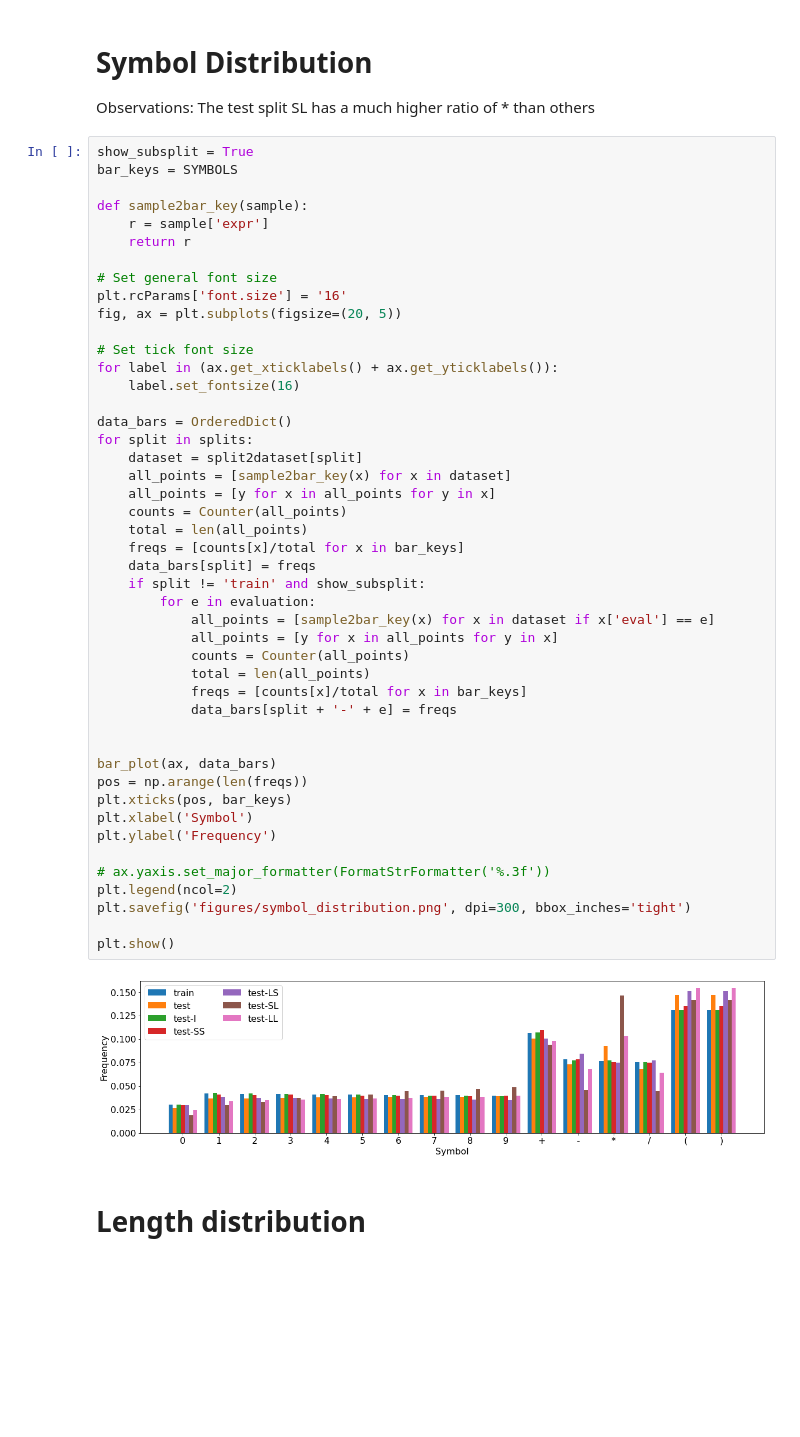
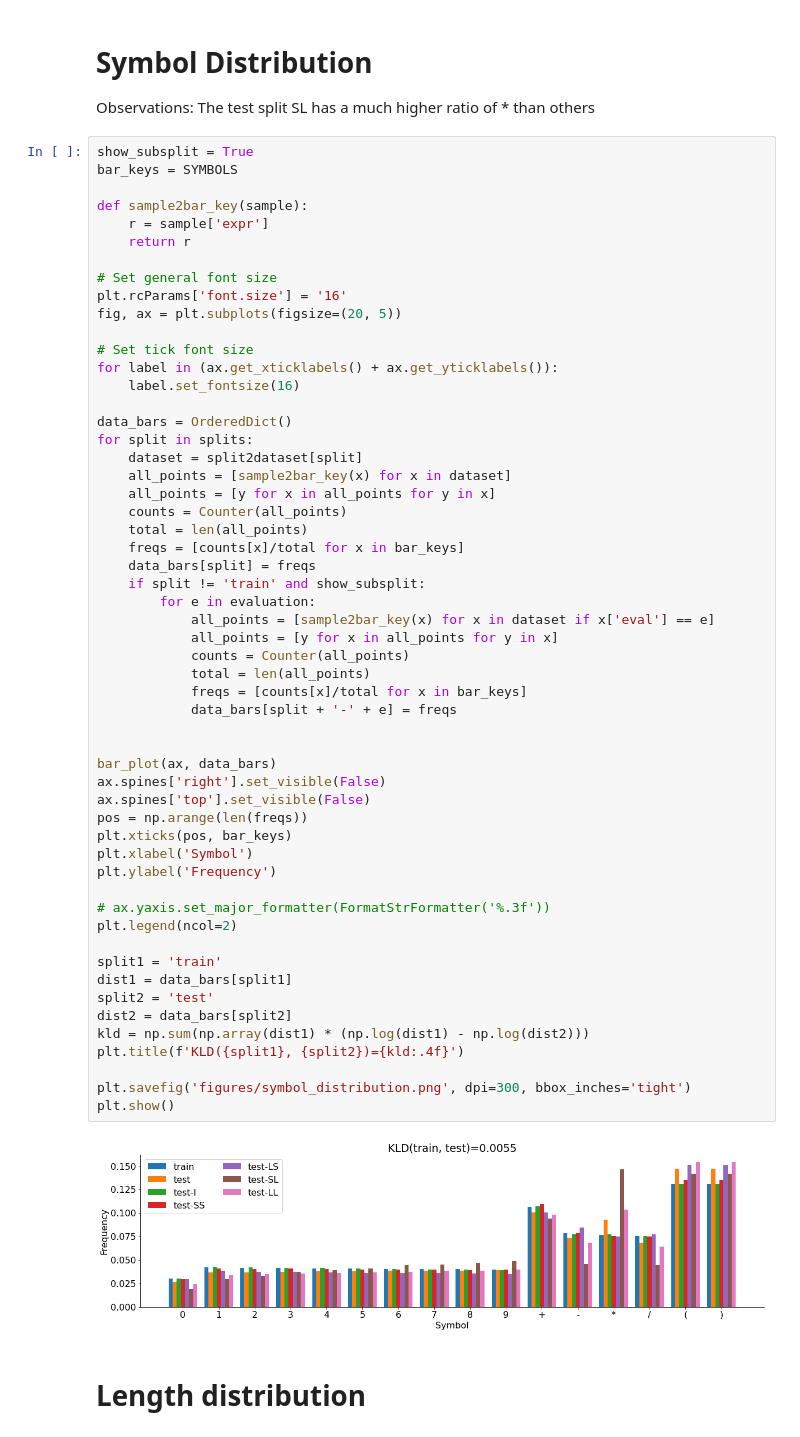
Before and after one commit to liqing-ustc/HINT, a Jupyter notebook: data/data_analysis.ipynb, the cells around one changed output. Saved outputs shown, nothing was run; the diff lists cells and outputs as text; blank space fills up the shorter version.

```diff
--- a/data/data_analysis.ipynb
+++ b/data/data_analysis.ipynb
@@ -73,35 +73,44 @@ for label in (ax.get_xticklabels() + ax.get_yticklabels()):
 data_bars = OrderedDict()
 for split in splits:
     dataset = split2dataset[split]
     all_points = [sample2bar_key(x) for x in dataset]
     all_points = [y for x in all_points for y in x]
     counts = Counter(all_points)
     total = len(all_points)
     freqs = [counts[x]/total for x in bar_keys]
     data_bars[split] = freqs
     if split != 'train' and show_subsplit:
         for e in evaluation:
             all_points = [sample2bar_key(x) for x in dataset if x['eval'] == e]
             all_points = [y for x in all_points for y in x]
             counts = Counter(all_points)
             total = len(all_points)
             freqs = [counts[x]/total for x in bar_keys]
             data_bars[split + '-' + e] = freqs
 
 
 bar_plot(ax, data_bars)
+ax.spines['right'].set_visible(False)
+ax.spines['top'].set_visible(False)
 pos = np.arange(len(freqs))
 plt.xticks(pos, bar_keys)
 plt.xlabel('Symbol')
 plt.ylabel('Frequency')
 
 # ax.yaxis.set_major_formatter(FormatStrFormatter('%.3f'))
 plt.legend(ncol=2)
+
+split1 = 'train'
+dist1 = data_bars[split1]
+split2 = 'test'
+dist2 = data_bars[split2]
+kld = np.sum(np.array(dist1) * (np.log(dist1) - np.log(dist2)))
+plt.title(f'KLD({split1}, {split2})={kld:.4f}')
+
 plt.savefig('figures/symbol_distribution.png', dpi=300, bbox_inches='tight')
-
 plt.show()
 # %% [output]
-[figure, old version]
+[figure, new version]
 # %% [markdown]
 # Length distribution
 # %%
```
Also changed, not shown: parts of 3 cells of this notebook, 4 other files.
